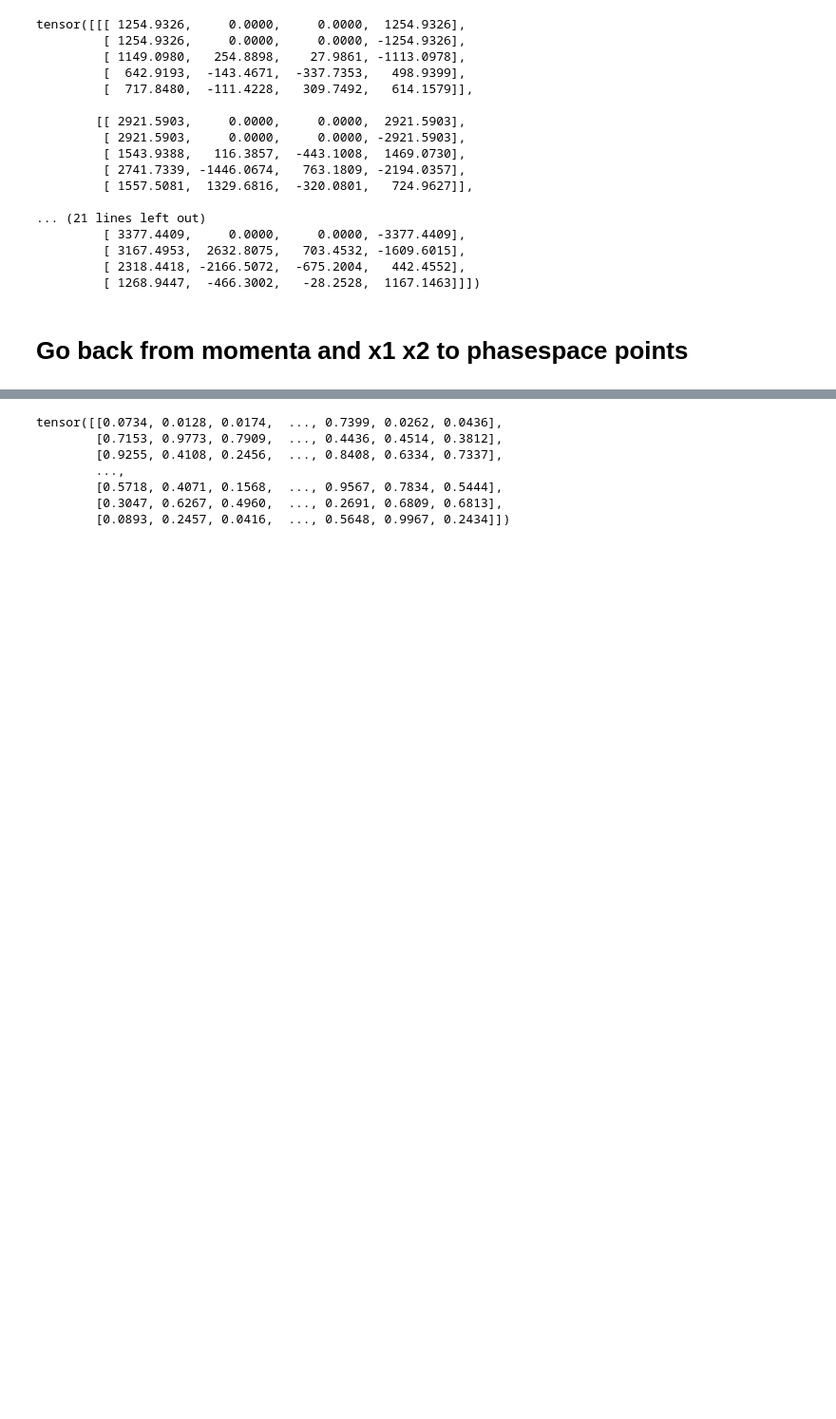
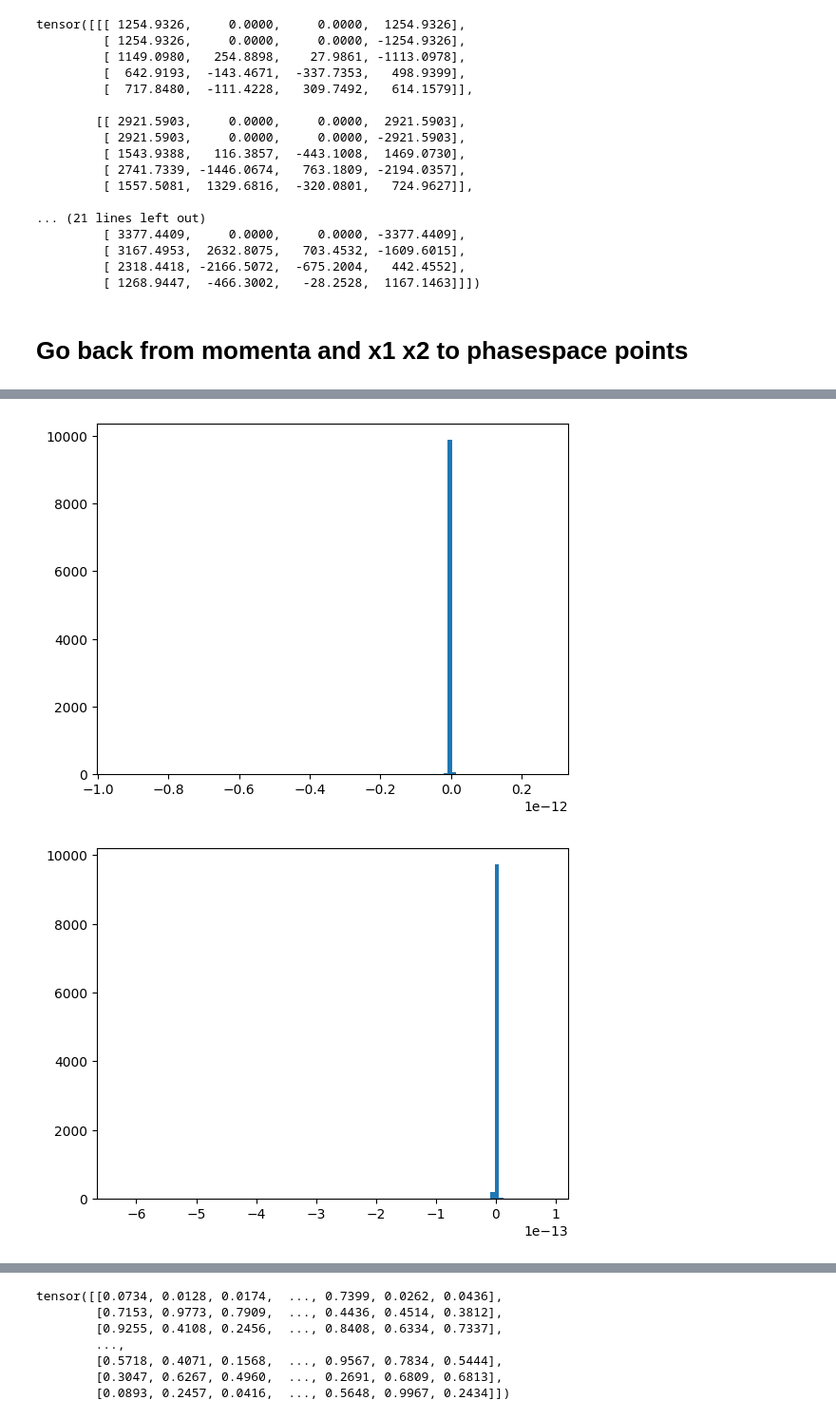
Before and after one commit to valsdav/MEMFlow, a Jupyter notebook: notebooks/RamboPartonConversion.ipynb, the cells around one changed output, grey strips where cells are left out. Shown at 95% size. Cells and saved outputs as stored; diff of their text form; code cells hidden in the pictures; blank space fills up the shorter version.

```diff
--- a/notebooks/RamboPartonConversion.ipynb
+++ b/notebooks/RamboPartonConversion.ipynb
@@ -103,0 +123,11 @@ plt.hist(points_out - r, bins=100, range=(-1e-4, 1e-4))
+# %%
+PS1, det = phasespace.get_ps_from_momenta(mom[:,2:], x1, x2)
+
+particle = 0
+
+for i in range(8):
+    plt.hist(PS1[:,i].numpy() - PS[:,i].numpy(), bins=100)
+    plt.show()
+# %% [output]
+[figure, added]
+[figure, added]
```
Also changed, not shown: parts of 9 cells of this notebook.
